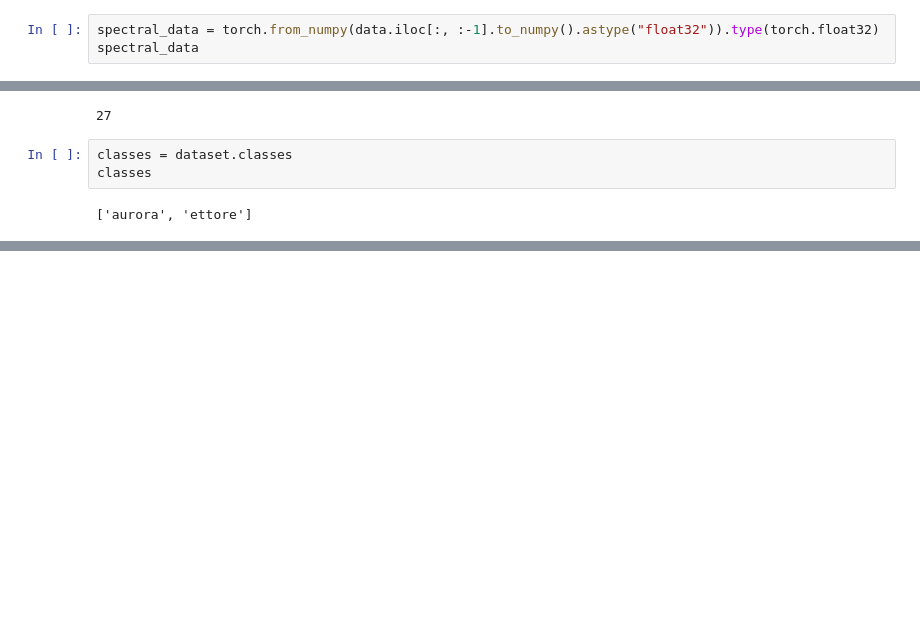
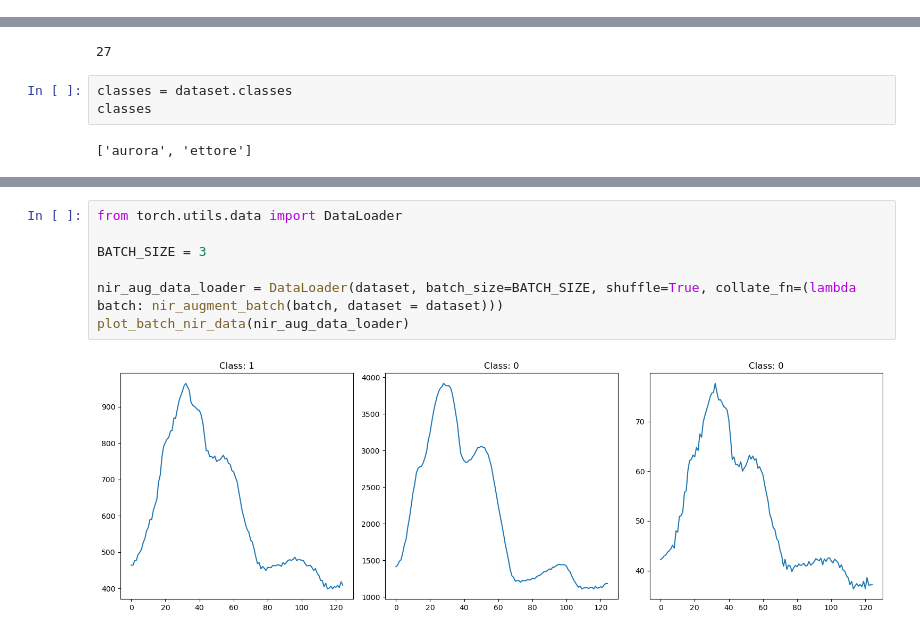
Before and after one commit to e-candeloro/NIRDataGenerator, a Jupyter notebook: example_nir.ipynb, the cells around one changed output, grey strips where cells are left out. Cells and saved outputs as stored; diff of their text form; blank space fills up the shorter version.

```diff
--- a/example_nir.ipynb
+++ b/example_nir.ipynb
@@ -23,6 +23,3 @@ data.head()
 # %%
 class_dict = {'aurora': 0, 'ettore' : 1}
 class_col_name = 'class'
-# %%
-spectral_data = torch.from_numpy(data.iloc[:, :-1].to_numpy().astype("float32")).type(torch.float32)
-spectral_data
@@ -414,0 +231,9 @@ plt.show()
+# %%
+from torch.utils.data import DataLoader
+
+BATCH_SIZE = 3
+
+nir_aug_data_loader = DataLoader(dataset, batch_size=BATCH_SIZE, shuffle=True, collate_fn=(lambda batch: nir_augment_batch(batch, dataset = dataset)))
+plot_batch_nir_data(nir_aug_data_loader)
+# %% [output]
+[figure, added]
```
Also changed, not shown: parts of 20 cells of this notebook, 2 other files.
